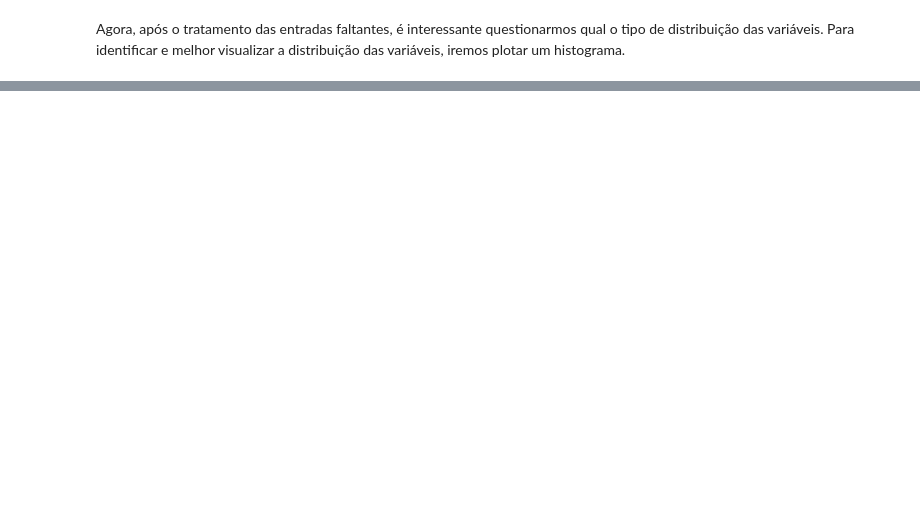
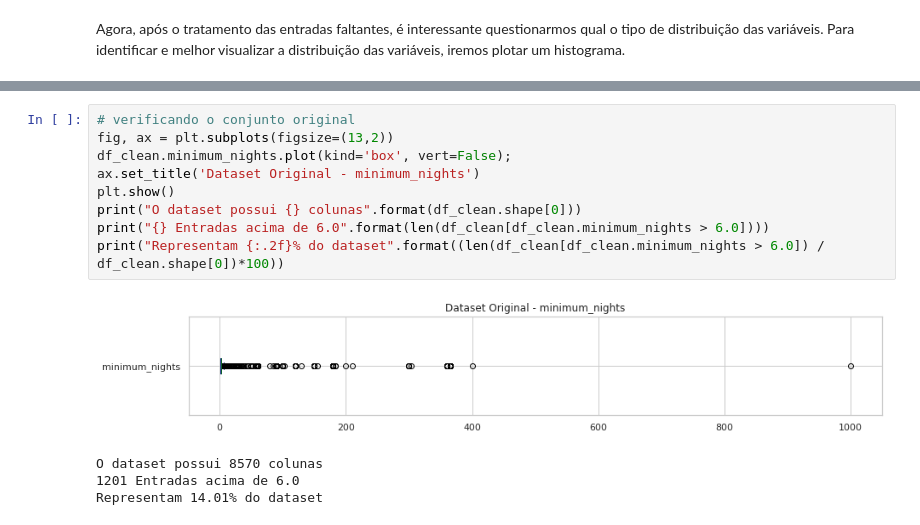
Before and after one commit to michaeljmcardoso/Projeto_Analisando-os-Dados-do-Airbnb_Santiago_Chile, a Jupyter notebook: Analisando_os_Dados_do_Airbnb_Santiago_Chile.ipynb, the cells around one changed output, grey strips where cells are left out. Drawn from its saved outputs; the diff is of its cells as text; blank space fills up the shorter version.

```diff
--- a/Analisando_os_Dados_do_Airbnb_Santiago_Chile.ipynb
+++ b/Analisando_os_Dados_do_Airbnb_Santiago_Chile.ipynb
@@ -421,0 +341,14 @@ https://drive.google.com/file/d/1Es8Pzq-TVOegM9IBpzPmOgHaXYCsvgGO/view?usp=shari
+# %%
+# verificando o conjunto original
+fig, ax = plt.subplots(figsize=(13,2))
+df_clean.minimum_nights.plot(kind='box', vert=False);
+ax.set_title('Dataset Original - minimum_nights')
+plt.show()
+print("O dataset possui {} colunas".format(df_clean.shape[0]))
+print("{} Entradas acima de 6.0".format(len(df_clean[df_clean.minimum_nights > 6.0])))
+print("Representam {:.2f}% do dataset".format((len(df_clean[df_clean.minimum_nights > 6.0]) / df_clean.shape[0])*100))
+# %% [output]
+[figure, added]
+O dataset possui 8570 colunas
+1201 Entradas acima de 6.0
+Representam 14.01% do dataset
```
Also changed, not shown: parts of 91 cells of this notebook.
